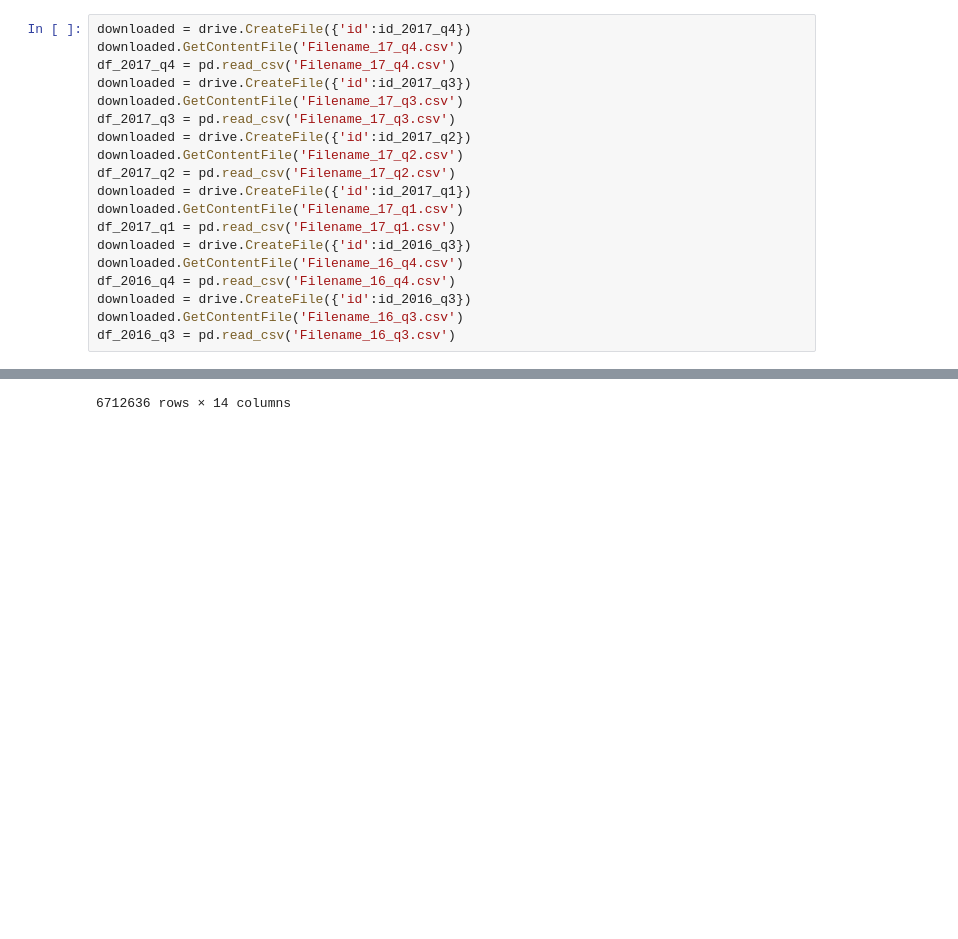
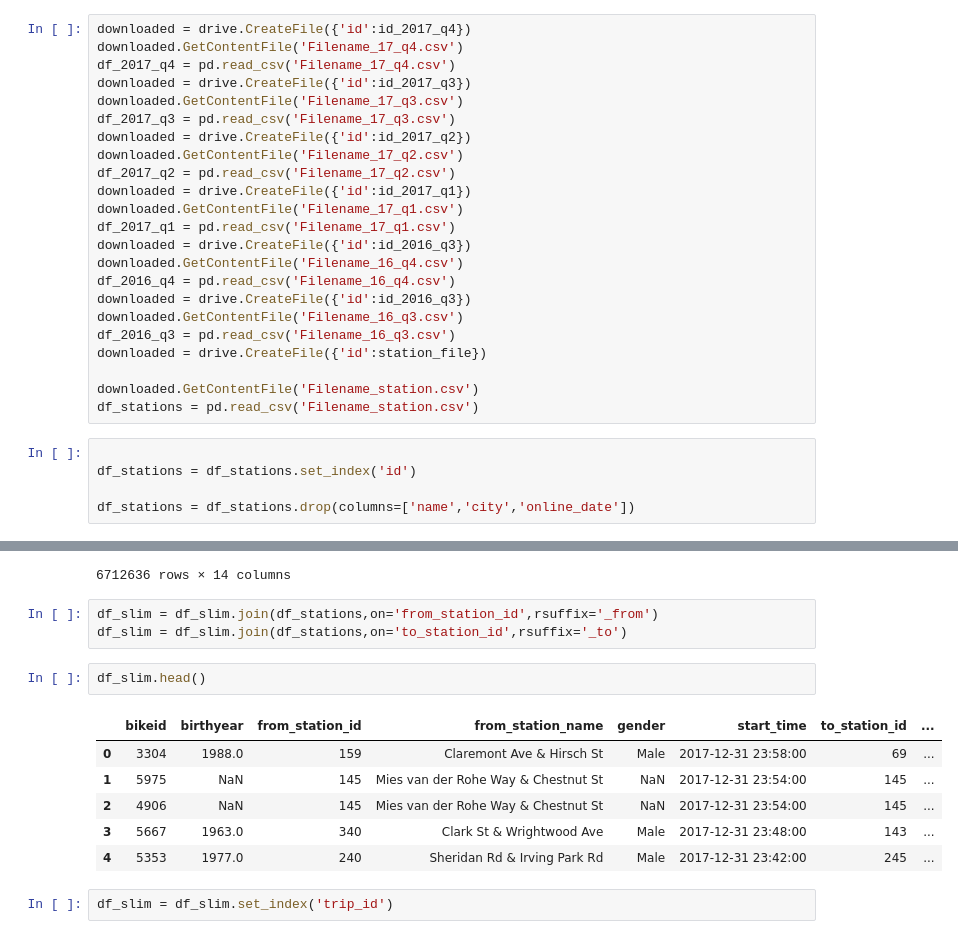
Before and after one commit to sponre01/Final_Project, a Jupyter notebook: Training_model/divvy_ml_inv_jze.ipynb, the cells around one changed output, grey strips where cells are left out. Drawn from its saved outputs; the diff is of its cells as text; blank space fills up the shorter version.

```diff
--- a/Training_model/divvy_ml_inv_jze.ipynb
+++ b/Training_model/divvy_ml_inv_jze.ipynb
@@ -51,6 +57,15 @@ df_2016_q4 = pd.read_csv('Filename_16_q4.csv')
 downloaded = drive.CreateFile({'id':id_2016_q3})
 downloaded.GetContentFile('Filename_16_q3.csv')
 df_2016_q3 = pd.read_csv('Filename_16_q3.csv')
+downloaded = drive.CreateFile({'id':station_file})
+
+downloaded.GetContentFile('Filename_station.csv')
+df_stations = pd.read_csv('Filename_station.csv')
+# %%
+
+df_stations = df_stations.set_index('id')
+
+df_stations = df_stations.drop(columns=['name','city','online_date'])
 # %%
 df_2016_q3['starttime']= pd.to_datetime(df_2016_q3['starttime'],format = '%m/%d/%Y %H:%M:%S')
 df_2016_q4['starttime']= pd.to_datetime(df_2016_q4['starttime'],format = '%m/%d/%Y %H:%M:%S')
@@ -152,3 +167,17 @@ df_time
 | 1441809 | 3151 | NaN | 177 | Theater on the Lake | NaN | 2016-07-01 00:01:58 | 340 | ... |
 | 1441810 | 5228 | 1983.0 | 246 | Ashland Ave & Belle Plaine Ave | Male | 2016-07-01 00:01:14 | 292 | ... |
 6712636 rows × 14 columns
+# %%
+df_slim = df_slim.join(df_stations,on='from_station_id',rsuffix='_from')
+df_slim = df_slim.join(df_stations,on='to_station_id',rsuffix='_to')
+# %%
+df_slim.head()
+# %% [output]
+|  | bikeid | birthyear | from_station_id | from_station_name | gender | start_time | to_station_id | ... |
+| 0 | 3304 | 1988.0 | 159 | Claremont Ave & Hirsch St | Male | 2017-12-31 23:58:00 | 69 | ... |
+| 1 | 5975 | NaN | 145 | Mies van der Rohe Way & Chestnut St | NaN | 2017-12-31 23:54:00 | 145 | ... |
+| 2 | 4906 | NaN | 145 | Mies van der Rohe Way & Chestnut St | NaN | 2017-12-31 23:54:00 | 145 | ... |
+| 3 | 5667 | 1963.0 | 340 | Clark St & Wrightwood Ave | Male | 2017-12-31 23:48:00 | 143 | ... |
+| 4 | 5353 | 1977.0 | 240 | Sheridan Rd & Irving Park Rd | Male | 2017-12-31 23:42:00 | 245 | ... |
+# %%
+df_slim = df_slim.set_index('trip_id')
```
Also changed, not shown: parts of 6 cells of this notebook, 1 other file.
